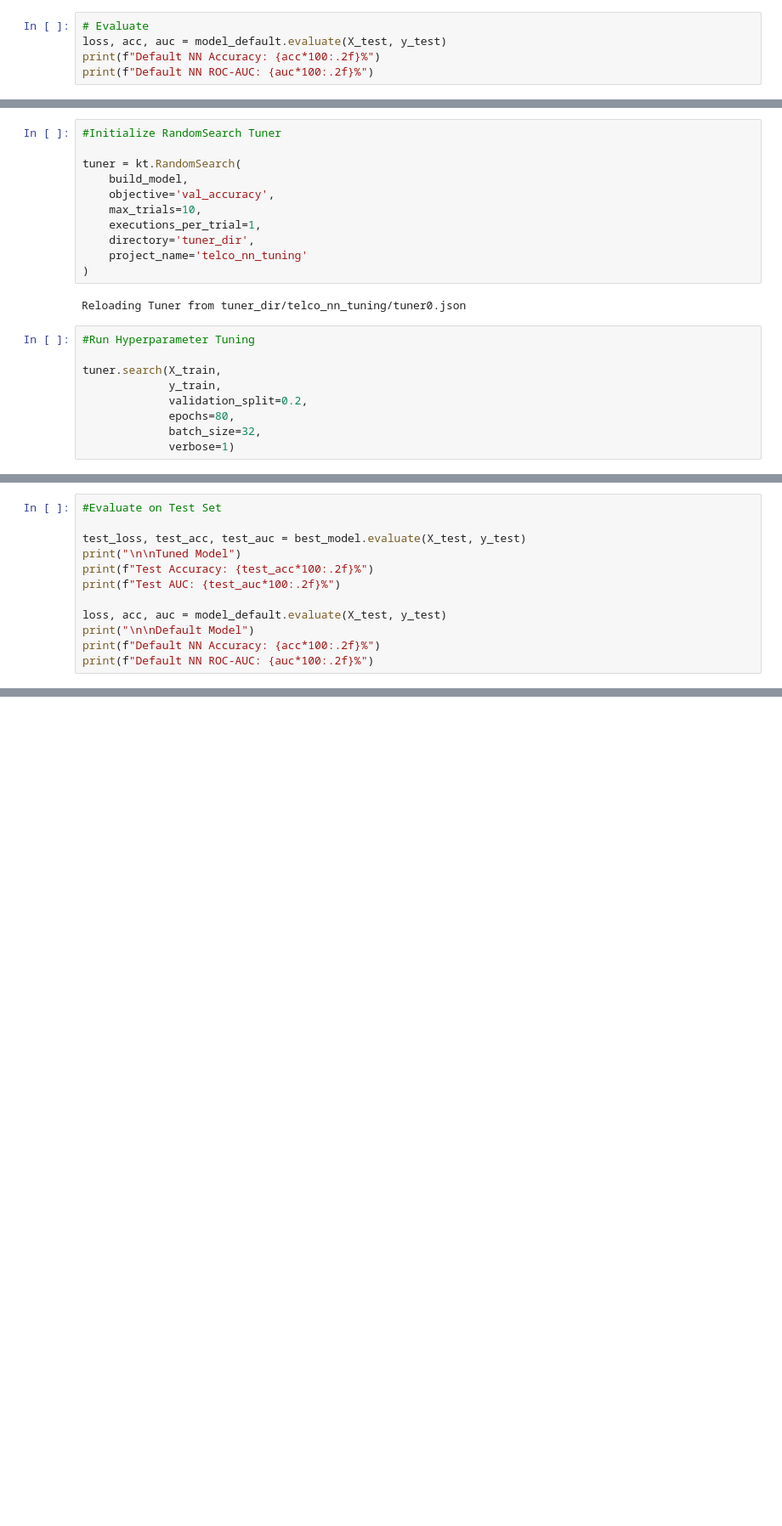
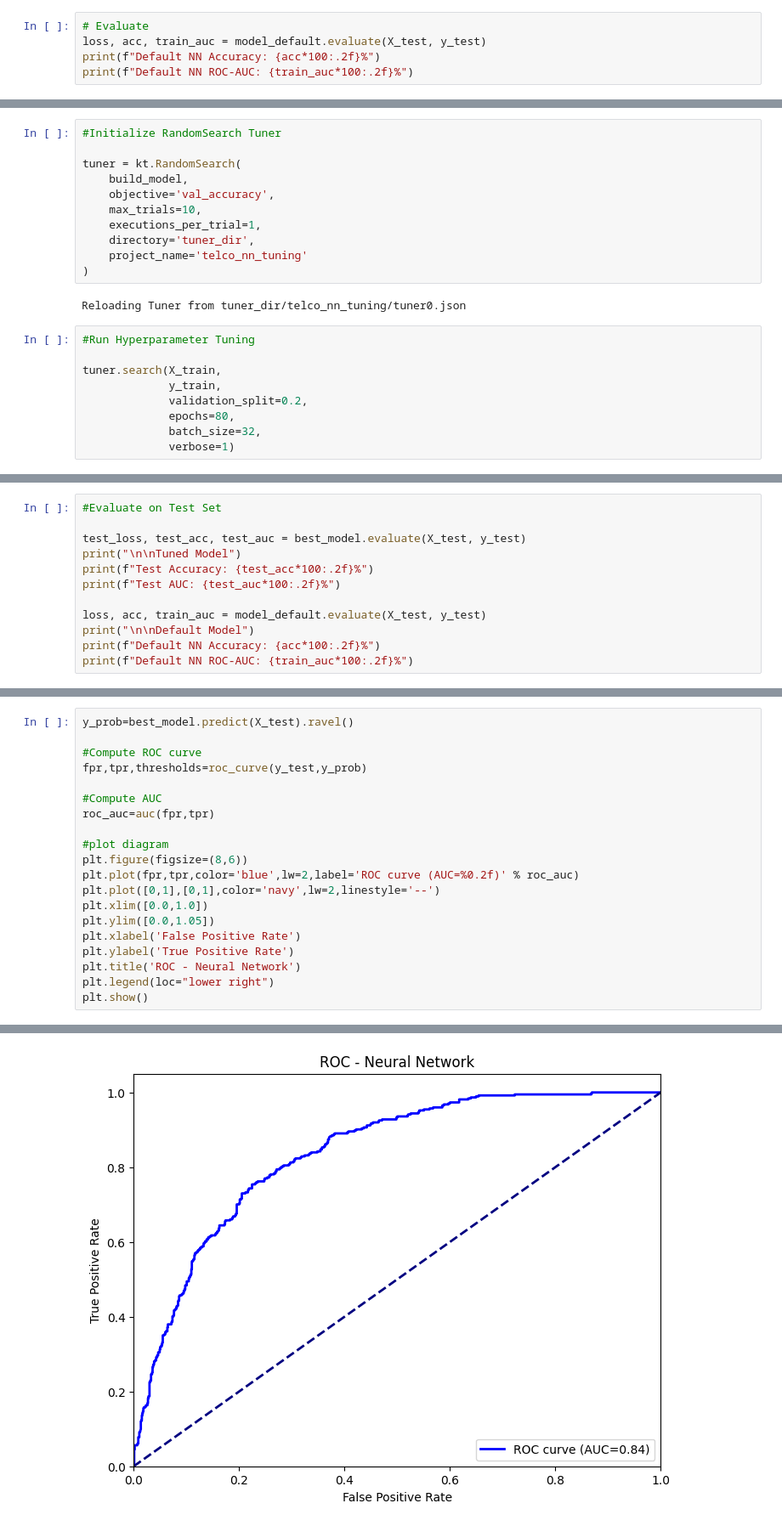
Before and after one commit to Amasha03/Customer_Churn_Prediction, a Jupyter notebook: notebooks/04_Neural_Network.ipynb, the cells around one changed output, grey strips where cells are left out. Shown at 85% size. Cells and saved outputs as stored; diff of their text form; blank space fills up the shorter version.

```diff
--- a/notebooks/04_Neural_Network.ipynb
+++ b/notebooks/04_Neural_Network.ipynb
@@ -120,6 +104,6 @@ Epoch 80/80
 # %%
 # Evaluate
-loss, acc, auc = model_default.evaluate(X_test, y_test)
+loss, acc, train_auc = model_default.evaluate(X_test, y_test)
 print(f"Default NN Accuracy: {acc*100:.2f}%")
-print(f"Default NN ROC-AUC: {auc*100:.2f}%")
+print(f"Default NN ROC-AUC: {train_auc*100:.2f}%")
 # %% [output]
@@ -201,8 +185,8 @@ print("\n\nTuned Model")
 print(f"Test Accuracy: {test_acc*100:.2f}%")
 print(f"Test AUC: {test_auc*100:.2f}%")
 
-loss, acc, auc = model_default.evaluate(X_test, y_test)
+loss, acc, train_auc = model_default.evaluate(X_test, y_test)
 print("\n\nDefault Model")
 print(f"Default NN Accuracy: {acc*100:.2f}%")
-print(f"Default NN ROC-AUC: {auc*100:.2f}%")
+print(f"Default NN ROC-AUC: {train_auc*100:.2f}%")
 # %% [output]
@@ -247,0 +261,21 @@ weighted avg       0.77      0.78      0.78      1407
+# %%
+y_prob=best_model.predict(X_test).ravel()
+
+#Compute ROC curve
+fpr,tpr,thresholds=roc_curve(y_test,y_prob)
+
+#Compute AUC
+roc_auc=auc(fpr,tpr)
+
+#plot diagram
+plt.figure(figsize=(8,6))
+plt.plot(fpr,tpr,color='blue',lw=2,label='ROC curve (AUC=%0.2f)' % roc_auc)
+plt.plot([0,1],[0,1],color='navy',lw=2,linestyle='--')
+plt.xlim([0.0,1.0])
+plt.ylim([0.0,1.05])
+plt.xlabel('False Positive Rate')
+plt.ylabel('True Positive Rate')
+plt.title('ROC - Neural Network')
+plt.legend(loc="lower right")
+plt.show()
+# %% [output]
@@ -247,0 +283 @@ weighted avg       0.77      0.78      0.78      1407
+[figure, added]
```
Also changed, not shown: parts of 10 cells of this notebook.
